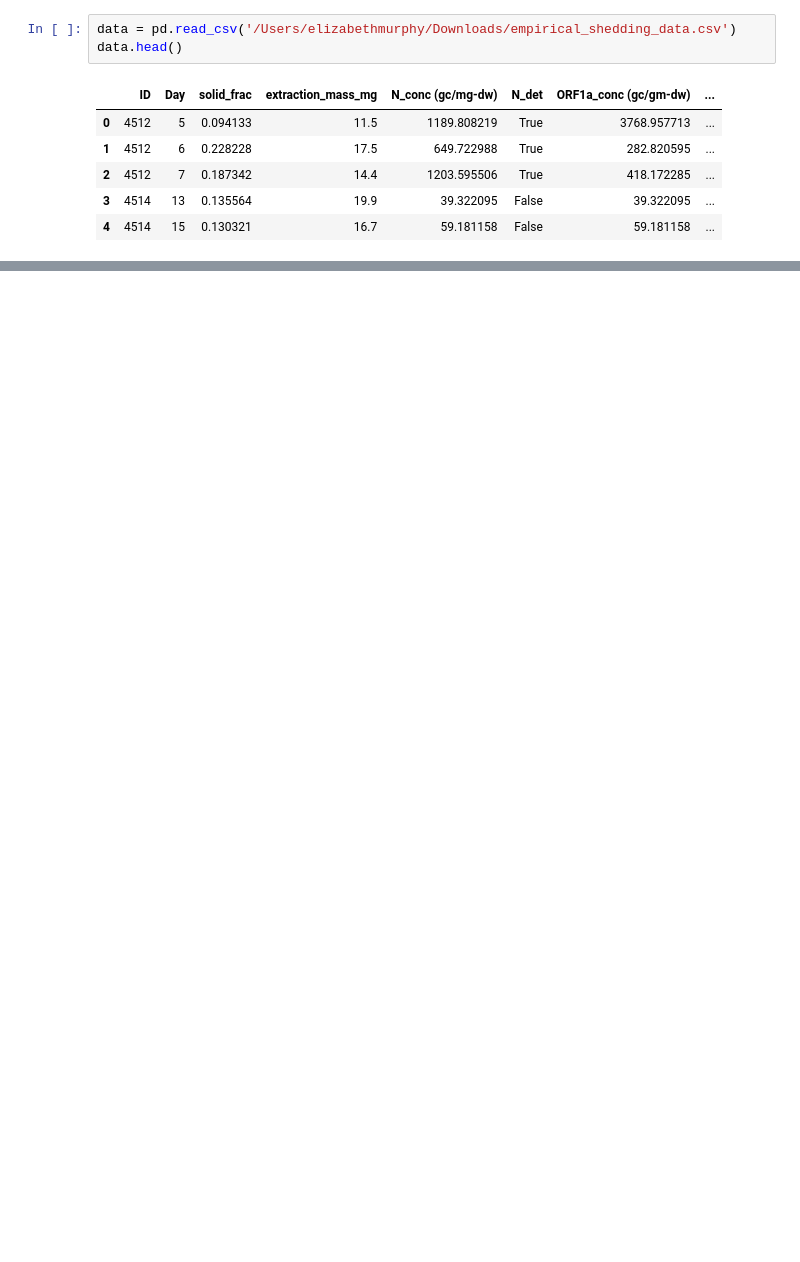
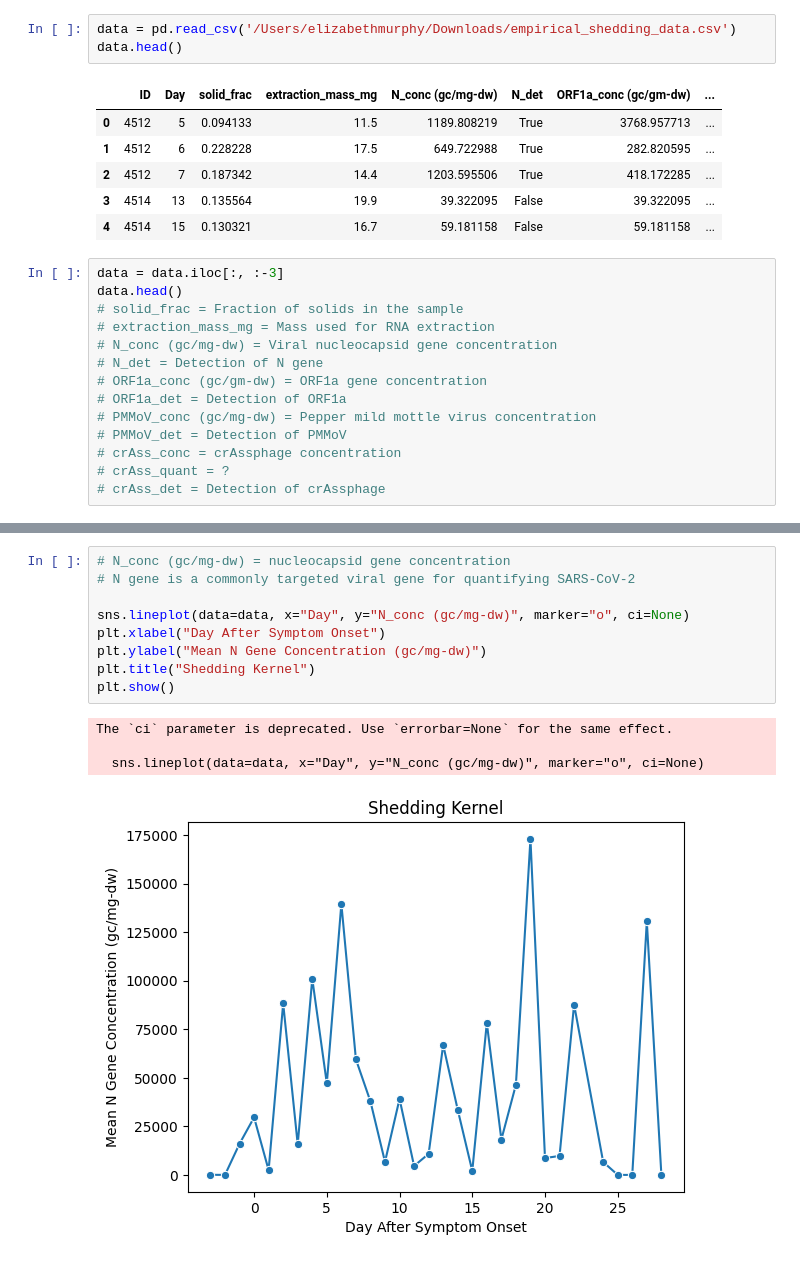
Before and after one commit to elizabethmurphy24/SRTI, a Jupyter notebook: Estimate shedding kernel.ipynb, the cells around one changed output, grey strips where cells are left out. Cells and saved outputs as stored; diff of their text form; blank space fills up the shorter version.

```diff
--- a/Estimate shedding kernel.ipynb
+++ b/Estimate shedding kernel.ipynb
@@ -13,3 +14,17 @@ data.head()
 | 2 | 4512 | 7 | 0.187342 | 14.4 | 1203.595506 | True | 418.172285 | ... |
 | 3 | 4514 | 13 | 0.135564 | 19.9 | 39.322095 | False | 39.322095 | ... |
 | 4 | 4514 | 15 | 0.130321 | 16.7 | 59.181158 | False | 59.181158 | ... |
+# %%
+data = data.iloc[:, :-3]
+data.head()
+# solid_frac = Fraction of solids in the sample
+# extraction_mass_mg = Mass used for RNA extraction
+# N_conc (gc/mg-dw) = Viral nucleocapsid gene concentration
+# N_det = Detection of N gene
+# ORF1a_conc (gc/gm-dw) = ORF1a gene concentration
+# ORF1a_det = Detection of ORF1a
+# PMMoV_conc (gc/mg-dw) = Pepper mild mottle virus concentration
+# PMMoV_det = Detection of PMMoV
+# crAss_conc = crAssphage concentration
+# crAss_quant = ?
+# crAss_det = Detection of crAssphage
@@ -15,0 +38,14 @@ data.head()
+# %%
+# N_conc (gc/mg-dw) = nucleocapsid gene concentration
+# N gene is a commonly targeted viral gene for quantifying SARS-CoV-2
+
+sns.lineplot(data=data, x="Day", y="N_conc (gc/mg-dw)", marker="o", ci=None)
+plt.xlabel("Day After Symptom Onset")
+plt.ylabel("Mean N Gene Concentration (gc/mg-dw)")
+plt.title("Shedding Kernel")
+plt.show()
+# %% [output]
+The `ci` parameter is deprecated. Use `errorbar=None` for the same effect.
+
+  sns.lineplot(data=data, x="Day", y="N_conc (gc/mg-dw)", marker="o", ci=None)
+[figure, added]
```
Also changed, not shown: parts of 5 cells of this notebook, 1 other file.
